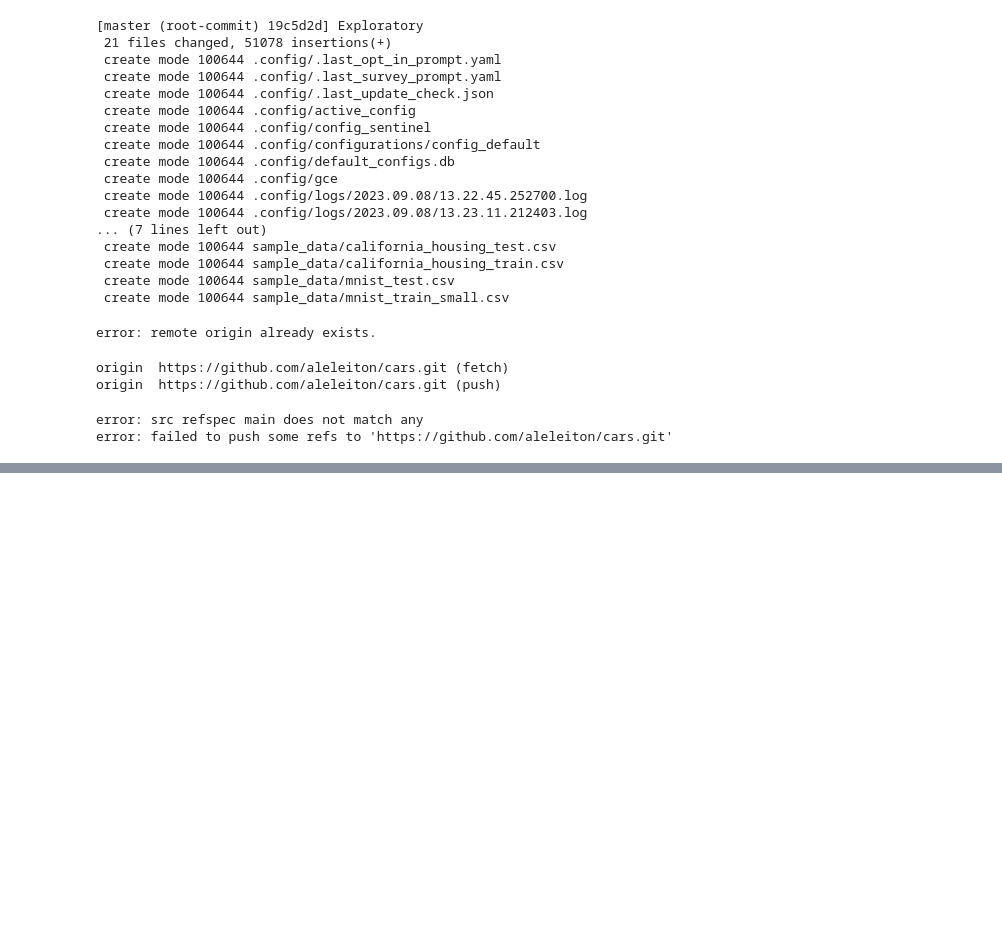
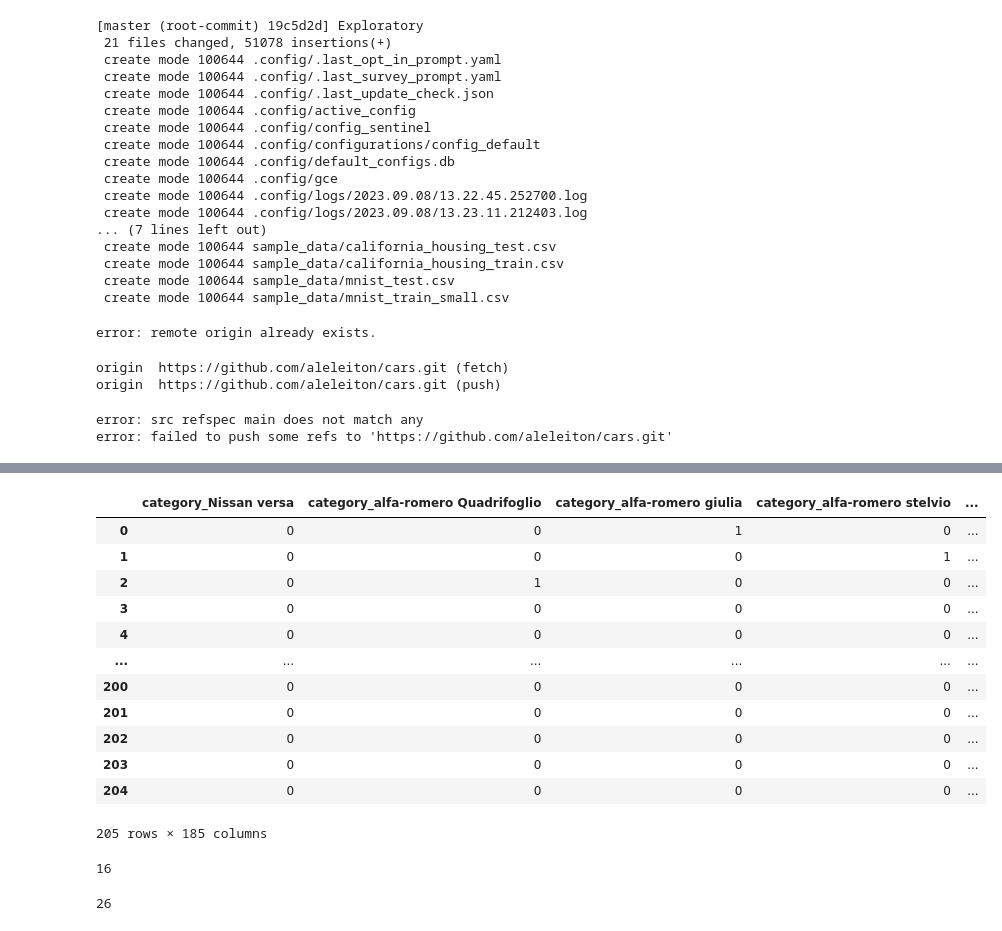
Before and after one commit to aleleiton/cars, a Jupyter notebook: cars.ipynb, the cells around one changed output, grey strips where cells are left out. Saved outputs shown, nothing was run; the diff lists cells and outputs as text; code cells hidden in the pictures; blank space fills up the shorter version.

```diff
--- a/cars.ipynb
+++ b/cars.ipynb
@@ -278,0 +317,26 @@ from sklearn.metrics import mean_squared_error, r2_score
+# %%
+encoded_data = pd.get_dummies(categories, prefix='category')
+encoded_data
+# %% [output]
+|  | category_Nissan versa | category_alfa-romero Quadrifoglio | category_alfa-romero giulia | category_alfa-romero stelvio | ... |
+| 0 | 0 | 0 | 1 | 0 | ... |
+| 1 | 0 | 0 | 0 | 1 | ... |
+| 2 | 0 | 1 | 0 | 0 | ... |
+| 3 | 0 | 0 | 0 | 0 | ... |
+| 4 | 0 | 0 | 0 | 0 | ... |
+| ... | ... | ... | ... | ... | ... |
+| 200 | 0 | 0 | 0 | 0 | ... |
+| 201 | 0 | 0 | 0 | 0 | ... |
+| 202 | 0 | 0 | 0 | 0 | ... |
+| 203 | 0 | 0 | 0 | 0 | ... |
+| 204 | 0 | 0 | 0 | 0 | ... |
+205 rows × 185 columns
+# %%
+number_data = df.select_dtypes("number")
+len(number_data.columns)
+# %% [output]
+16
+# %%
+len(df.columns)
+# %% [output]
+26
```
Also changed, not shown: parts of 14 cells of this notebook.
